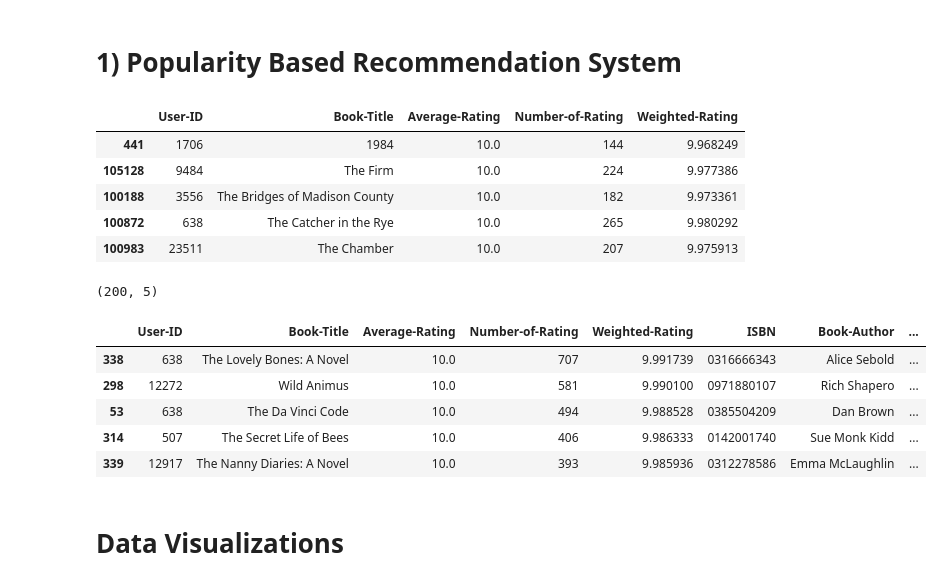
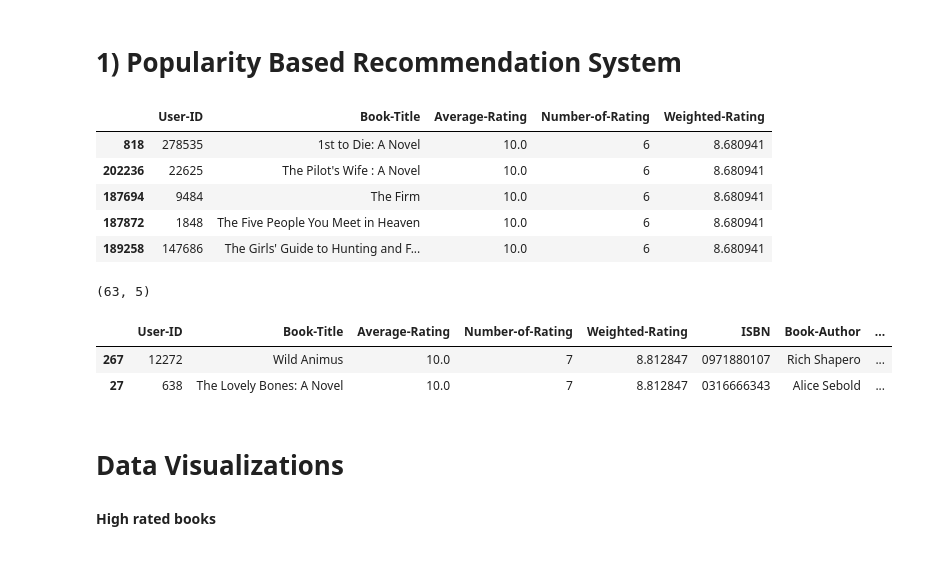
Before and after one commit to RanaSanga85/Book-Recommendation-System, a Jupyter notebook: Book Recommendation System 2.ipynb, the cells around one changed output. Saved outputs shown, nothing was run; the diff lists cells and outputs as text; code cells hidden in the pictures.

```diff
--- a/Book Recommendation System 2.ipynb
+++ b/Book Recommendation System 2.ipynb
@@ -696,0 +727,17 @@ Name: count, Length: 203, dtype: int64
+# %%
+from scipy.stats import probplot, boxcox
+
+plt.figure(figsize=(14, 5))
+# Original Distribution and Q-Q Plot
+plt.hist(numb_ratings['Number-of-Rating'], bins=50)
+plt.title('Original Distribution')
+plt.tight_layout()
+plt.show()
+
+# Log Transformation
+number_ratings['Number-of-Rating'] = np.log1p(number_ratings['Number-of-Rating'])
+plt.figure(figsize=(14, 5))
+sns.histplot(number_ratings['Number-of-Rating'], kde=True)
+plt.title('Log Transformed Distribution')
+plt.tight_layout()
+plt.show()
@@ -696,0 +747,3 @@ Name: count, Length: 203, dtype: int64
+# %%
+number_ratings = number_ratings[number_ratings['Number-of-Rating'] >= 1]
+number_ratings['Number-of-Rating'] =number_ratings['Number-of-Rating'].astype(int)
@@ -704,10 +779,10 @@ Where:
 <li>m = Minimum number of votes required to be considered
 <li>C = The mean (average) rating across the entire dataset
 # %%
-C = filtered_books['Average-Rating'].mean()
+C = number_ratings['Average-Rating'].mean()
 
 # Define minimum number of ratings required for consideration
-m = filtered_books['Number-of-Rating'].quantile(0.90)
+m = number_ratings['Number-of-Rating'].quantile(0.95)
 
 # Function to calculate weighted rating
 def weighted_rating(row, C, m):
@@ -716,4 +791,4 @@ def weighted_rating(row, C, m):
     return ((R * v) + (C * m)) / (v + m)
 
 # Apply the weighted rating function to the dataset
-filtered_books['Weighted-Rating'] = filtered_books.apply(weighted_rating, axis=1, C=C, m=m)
+number_ratings['Weighted-Rating'] = number_ratings.apply(weighted_rating, axis=1, C=C, m=m)
@@ -818,32 +809,30 @@ Name: count, Length: 301, dtype: int64
 # %% [markdown]
 # 1) Popularity Based Recommendation System
 # %%
-book_ratings_above_100 = filtered_books[filtered_books['Number-of-Rating'] >= 100]
-book_ratings_above_100 = book_ratings_above_100[['User-ID', 'Book-Title', 'Average-Rating', 'Number-of-Rating', 'Weighted-Rating']]
-book_ratings_above_100 = book_ratings_above_100.sort_values(by='Average-Rating', ascending=False)
-book_ratings_above_100.head()
+book_ratings_above_6 = number_ratings[number_ratings['Number-of-Rating'] >= 6]
+book_ratings_above_6 = book_ratings_above_6[['User-ID', 'Book-Title', 'Average-Rating', 'Number-of-Rating', 'Weighted-Rating']]
+book_ratings_above_6 = book_ratings_above_6.sort_values(by='Average-Rating', ascending=False)
+book_ratings_above_6.head()
 # %% [output]
 |  | User-ID | Book-Title | Average-Rating | Number-of-Rating | Weighted-Rating |
-| 441 | 1706 | 1984 | 10.0 | 144 | 9.968249 |
-| 105128 | 9484 | The Firm | 10.0 | 224 | 9.977386 |
-| 100188 | 3556 | The Bridges of Madison County | 10.0 | 182 | 9.973361 |
-| 100872 | 638 | The Catcher in the Rye | 10.0 | 265 | 9.980292 |
-| 100983 | 23511 | The Chamber | 10.0 | 207 | 9.975913 |
+| 818 | 278535 | 1st to Die: A Novel | 10.0 | 6 | 8.680941 |
+| 202236 | 22625 | The Pilot's Wife : A Novel | 10.0 | 6 | 8.680941 |
+| 187694 | 9484 | The Firm | 10.0 | 6 | 8.680941 |
+| 187872 | 1848 | The Five People You Meet in Heaven | 10.0 | 6 | 8.680941 |
+| 189258 | 147686 | The Girls' Guide to Hunting and F... | 10.0 | 6 | 8.680941 |
 # %%
-book_ratings_above_100.shape
+book_ratings_above_6.shape
 # %% [output]
-(200, 5)
+(63, 5)
 # %%
-final_books=pd.merge(book_ratings_above_100,book, on='Book-Title').drop_duplicates('Book-Title',keep='first')
-final_books.sort_values('Weighted-Rating', ascending=False).head()
+final_books=pd.merge(book_ratings_above_6,book, on='Book-Title').drop_duplicates('Book-Title',keep='first')
+final_books.sort_values('Weighted-Rating', ascending=False).head(2)
 # %% [output]
 |  | User-ID | Book-Title | Average-Rating | Number-of-Rating | Weighted-Rating | ISBN | Book-Author | ... |
-| 338 | 638 | The Lovely Bones: A Novel | 10.0 | 707 | 9.991739 | 0316666343 | Alice Sebold | ... |
-| 298 | 12272 | Wild Animus | 10.0 | 581 | 9.990100 | 0971880107 | Rich Shapero | ... |
-| 53 | 638 | The Da Vinci Code | 10.0 | 494 | 9.988528 | 0385504209 | Dan Brown | ... |
-| 314 | 507 | The Secret Life of Bees | 10.0 | 406 | 9.986333 | 0142001740 | Sue Monk Kidd | ... |
-| 339 | 12917 | The Nanny Diaries: A Novel | 10.0 | 393 | 9.985936 | 0312278586 | Emma McLaughlin | ... |
+| 267 | 12272 | Wild Animus | 10.0 | 7 | 8.812847 | 0971880107 | Rich Shapero | ... |
+| 27 | 638 | The Lovely Bones: A Novel | 10.0 | 7 | 8.812847 | 0316666343 | Alice Sebold | ... |
 # %% [markdown]
 # Data Visualizations
+#### High rated books
 # %%
 top_books = final_books.sort_values(by='Number-of-Rating', ascending=False).head(20)
```
Also changed, not shown: parts of 62 cells of this notebook, 1 other file.
